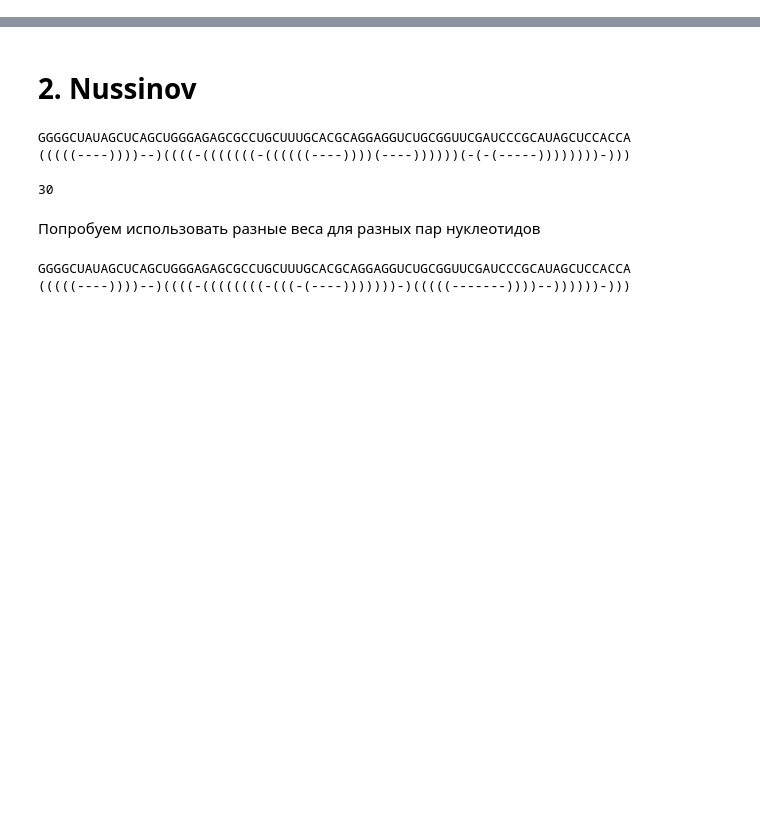
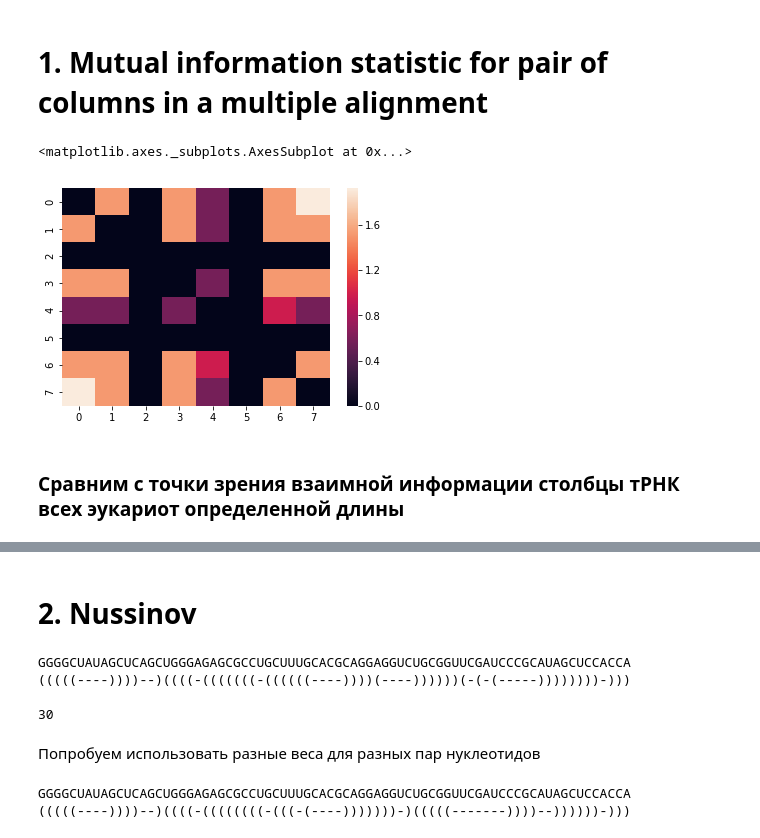
Before and after one commit to denis240997/bioinf, a Jupyter notebook: HW_4.ipynb, the cells around one changed output, grey strips where cells are left out. Cells and saved outputs as stored; diff of their text form; code cells hidden in the pictures; blank space fills up the shorter version.

```diff
--- a/HW_4.ipynb
+++ b/HW_4.ipynb
@@ -2,0 +6,52 @@ import numpy as np
+# %% [markdown]
+# 1. Mutual information statistic for pair of columns in a multiple alignment
+# %%
+# подсчет взаимной информации столбцов a и b
+
+def info(a, b, nucl='U'): # nucl - можно использовать U или T
+    assert len(a) == len(b)
+    n = len(a)
+    ind = {'A':0, nucl:1, 'G':2, 'C':3}
+    P = np.zeros((5,5))
+    for i in range(n):
+        if a[i] != 'N' and b[i] != 'N':  # если нуклеотид не важен, то и информации он не несет
+            P[ind[a[i]], ind[b[i]]] += 1
+    for i in range(4):
+        P[i,-1] = np.sum(P[i,:-1])
+        P[-1,i] = np.sum(P[:-1,i])
+    P /= n
+    M = 0
+    for i in range(4):
+        for j in range(4):
+            if not P[i,j]:
+                continue
+            M += P[i,j]*log2(P[i,j]/(P[i,-1]*P[-1,j]))
+    return M
+# %%
+# матрица взаимной информации столбцов
+
+def col_info(align, nucl='U'):
+    n = np.shape(align)[1]
+    M_inf = np.zeros((n,n))
+    for i in range(n):
+        for j in range(i+1, n):
+            M_inf[i,j] = info(align[:,i], align[:,j], nucl=nucl)
+    M_inf += M_inf.T
+
+    return M_inf
+# %%
+# считываем последовательности из файла в матрицу (обязательный минимум ДЗ)
+
+with open('column_info.txt', 'r') as f:
+    matr = []
+    for line in f:
+        matr.append(list(line.rstrip()))
+
+align = np.array(matr)
+# %%
+sns.heatmap(col_info(align))
+# %% [output]
+<matplotlib.axes._subplots.AxesSubplot at 0x...>
+[figure, added]
+# %% [markdown]
+### Сравним с точки зрения взаимной информации столбцы тРНК всех эукариот определенной длины
```
Also changed, not shown: parts of 12 cells of this notebook, 2 other files.
